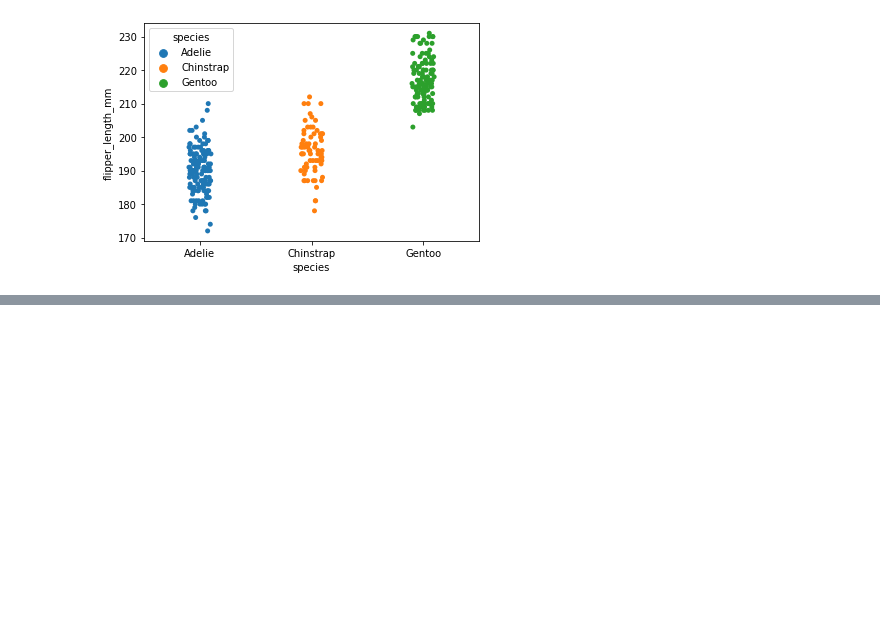
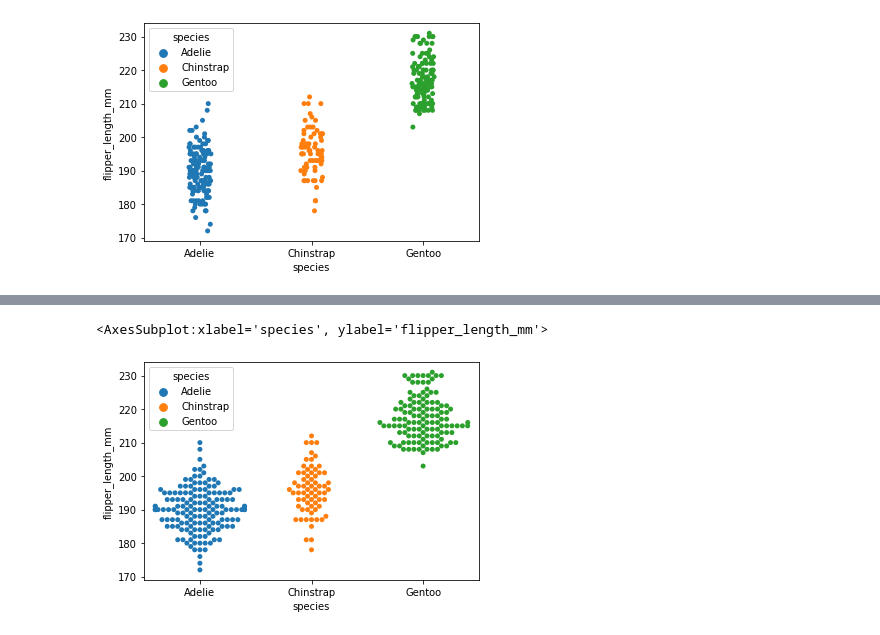
Before and after one commit to mariosanchez5/An-lisis-Exploratorios---Varios, a Jupyter notebook: Análisis Exploratorio - Pinguinos(sns).ipynb, the cells around one changed output, grey strips where cells are left out. Drawn from its saved outputs; the diff is of its cells as text; code cells hidden in the pictures; blank space fills up the shorter version.

```diff
--- a/Análisis Exploratorio - Pinguinos(sns).ipynb
+++ b/Análisis Exploratorio - Pinguinos(sns).ipynb
@@ -383,0 +403,9 @@ sns.stripplot(data=df,
+# %%
+sns.swarmplot(data=df,
+    x='species',
+    y='flipper_length_mm',
+    hue='species'
+)
+# %% [output]
+<AxesSubplot:xlabel='species', ylabel='flipper_length_mm'>
+[figure, added]
```
Also changed, not shown: parts of 10 cells of this notebook.
